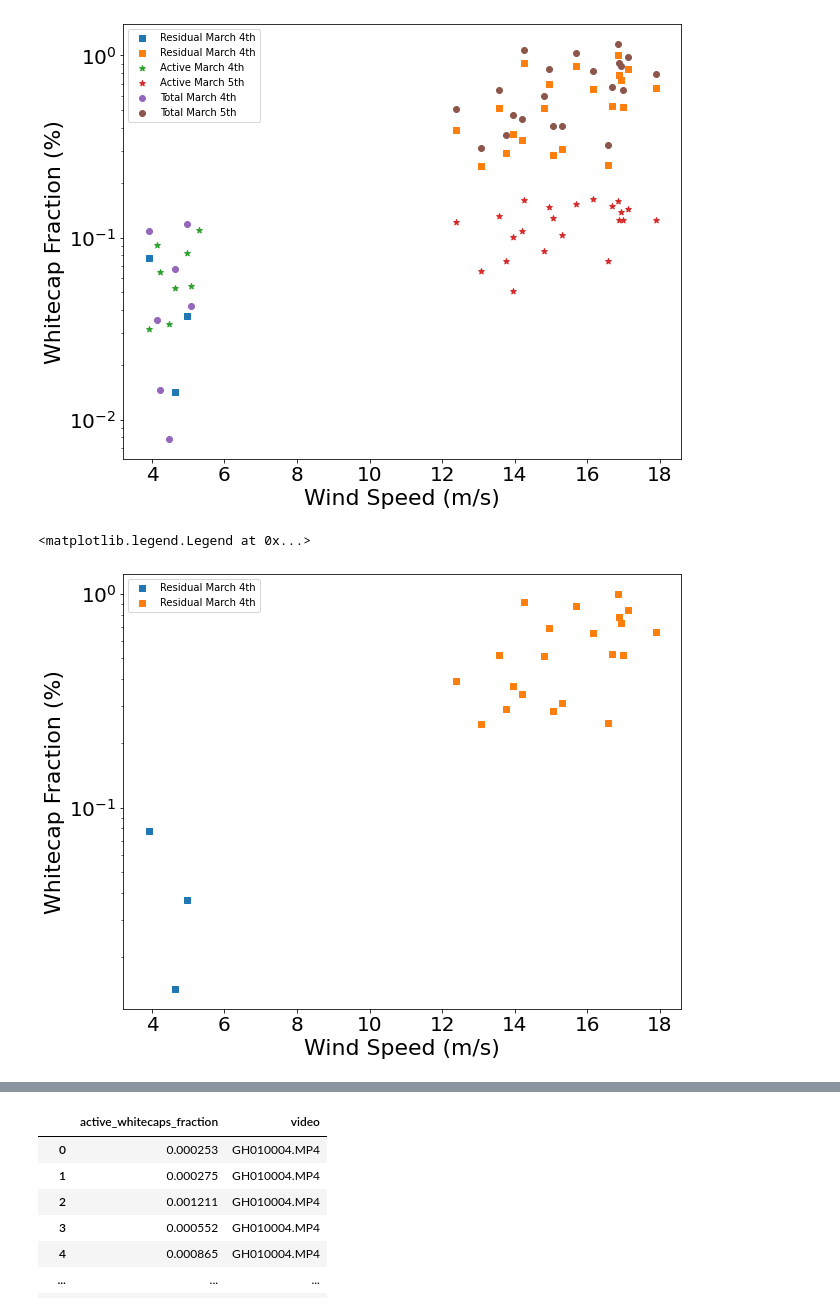
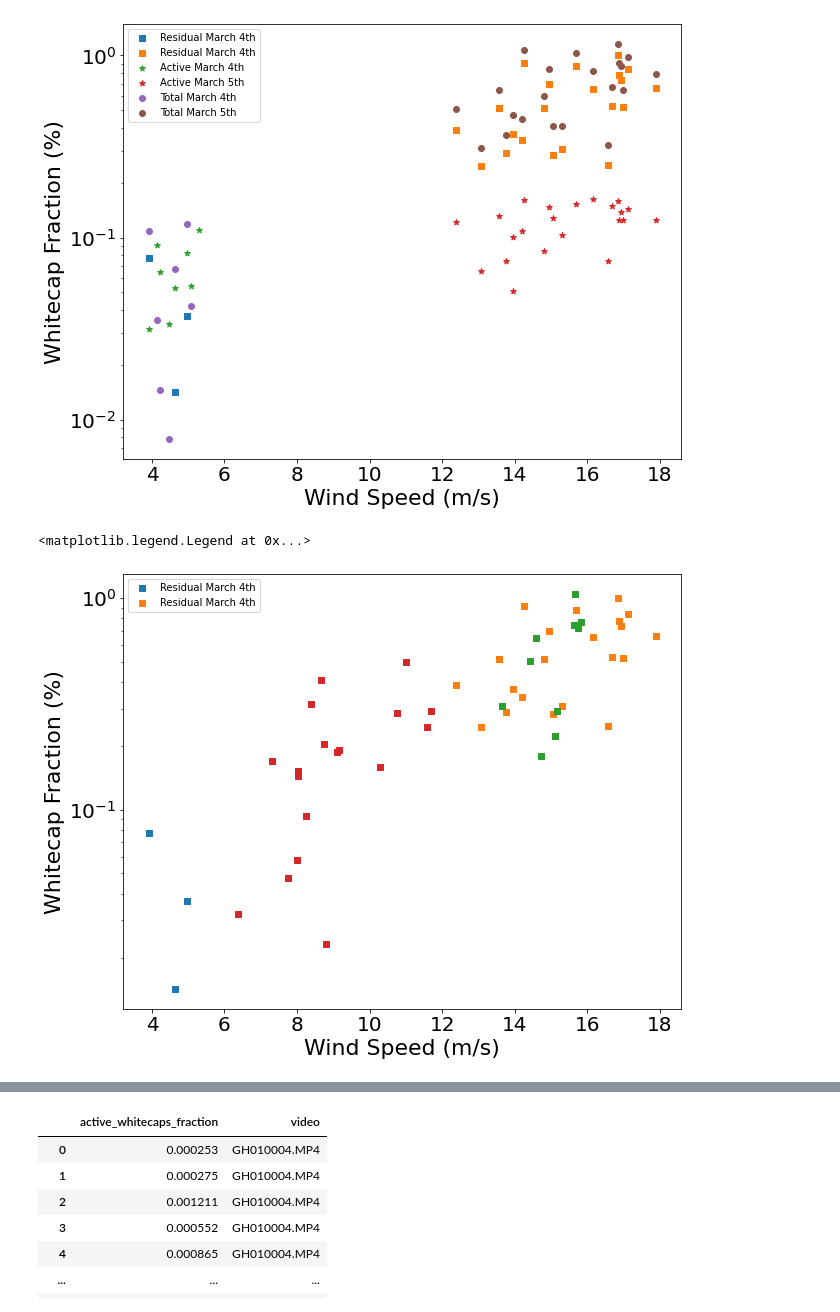
Before and after one commit to yangxin1022/my-whitecaps, a Jupyter notebook: code/active_WF_plot.ipynb, the cells around one changed output, grey strips where cells are left out. Drawn from its saved outputs; the diff is of its cells as text; code cells hidden in the pictures.

```diff
--- a/code/active_WF_plot.ipynb
+++ b/code/active_WF_plot.ipynb
@@ -168,6 +171,8 @@ def Gopro_videoOrder(path):
 # %%
 video_list_4l = Gopro_videoOrder("E:/GoPro_1Hz_Unet_output/2020_3_4")
 video_list_5l = Gopro_videoOrder("E:/GoPro_1Hz_Unet_output/2020_3_5_GoPro")
+video_list_6l = Gopro_videoOrder("E:/GoPro_1Hz_Unet_output/2020_3_6_GoPro")
+video_list_7l = Gopro_videoOrder("E:/GoPro_1Hz_Unet_output/2020_3_7_GoPro")
 # %%
 import warnings
 warnings.filterwarnings("ignore")
@@ -211,6 +230,32 @@ for i in range(0, int(len(wf_second)/1200)):
         wf_20min_active_5l.append(0)
     else:
         wf_20min_active_5l.append(sum(wf_second[i*1200:(i*1200+1199)])/realnum)
+
+wf_second = active_data_6l['active_whitecaps_fraction'].values
+wf_20min_active_6l = []
+for i in range(0, int(len(wf_second)/1200)):
+    realnum = 1200
+    for j in range(0, 1200):
+        if np.isnan(wf_second[i*1200+j]):
+            realnum = realnum - 1
+            wf_second[i*1200+j] = 0
+    if realnum == 0:
+        wf_20min_active_6l.append(0)
+    else:
+        wf_20min_active_6l.append(sum(wf_second[i*1200:(i*1200+1199)])/realnum)
+
+wf_second = active_data_7l['active_whitecaps_fraction'].values
+wf_20min_active_7l = []
+for i in range(0, int(len(wf_second)/1200)):
+    realnum = 1200
+    for j in range(0, 1200):
+        if np.isnan(wf_second[i*1200+j]):
+            realnum = realnum - 1
+            wf_second[i*1200+j] = 0
+    if realnum == 0:
+        wf_20min_active_7l.append(0)
+    else:
+        wf_20min_active_7l.append(sum(wf_second[i*1200:(i*1200+1199)])/realnum)
 # %%
 len(wf_20min_active_5l)
 # %% [output]
@@ -226,10 +271,17 @@ for i in range(0, len(windspeed["ucm"])):
 windspeed_20min_4l_active = windspeed_20min[0:8]
 wf_20min_active_4l = wf_20min_active_4l[0:8]
 windspeed_20min_5l_active = windspeed_20min[8:33]
+windspeed_20min_6l_active = windspeed_20min[33:61]
+windspeed_20min_7l_active = windspeed_20min[61:81]
+
+
 
 wp_20_4l_active = windspeed_20min_4l_active
 wp_20_5l_active = windspeed_20min_5l_active[0:9]
 wp_20_5l_active.extend(windspeed_20min_5l_active[12:25])
+wp_20_6l_active = windspeed_20min_6l_active[0:13]
+wp_20_6l_active.extend(windspeed_20min_6l_active[21:28])
+wp_20_7l_active = windspeed_20min_7l_active
 # %%
 len(wf_4l_20min)
 # %% [output]
@@ -296,20 +491,21 @@ legend(["Residual March 4th", "Residual March 4th",
 # %%
 from pylab import *
 
 fig, ax = plt.subplots()
 fig.set_size_inches(10, 8)
 ax.set_yscale("log")
 
 plt.scatter(wp_20_4l_active, (wf_4l-wf_4l_active)*100, marker = 's')
 plt.scatter(wp_20_5l_active, (wf_5l-wf_5l_active)*100, marker = 's')
-
+plt.scatter(wp_20_6l_active, (wf_6l-wf_6l_active)*100, marker = 's')
+plt.scatter(wp_20_7l_active, (wf_7l-wf_7l_active)*100, marker = 's')
 
 
 ax.set_ylabel("Whitecap Fraction (%)",fontsize=22)
 ax.set_xlabel("Wind Speed (m/s)",fontsize=22)
 plt.xticks(fontsize=20)
 plt.yticks(fontsize=20)
 legend(["Residual March 4th", "Residual March 4th"])
 # %% [output]
 <matplotlib.legend.Legend at 0x...>
-[figure, old version]
+[figure, new version]
```
Also changed, not shown: parts of 12 cells of this notebook, 4 other files.
